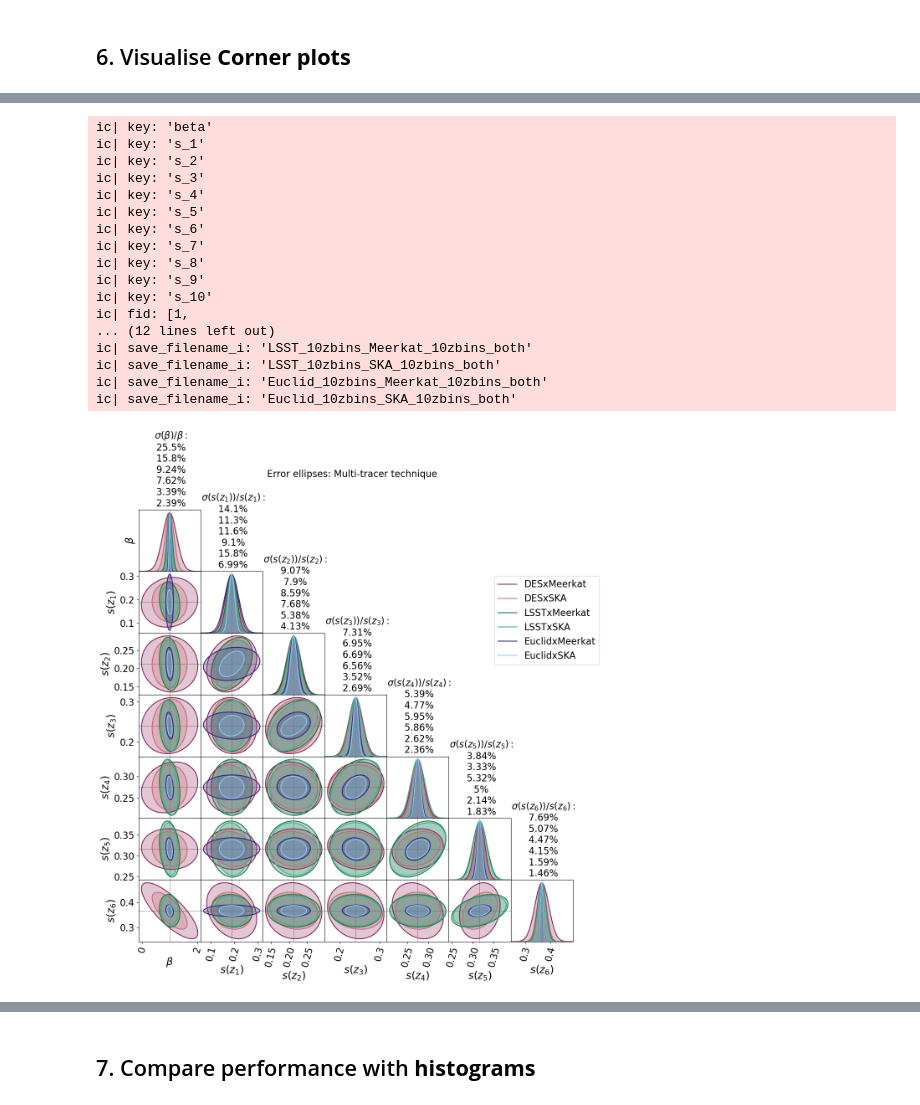
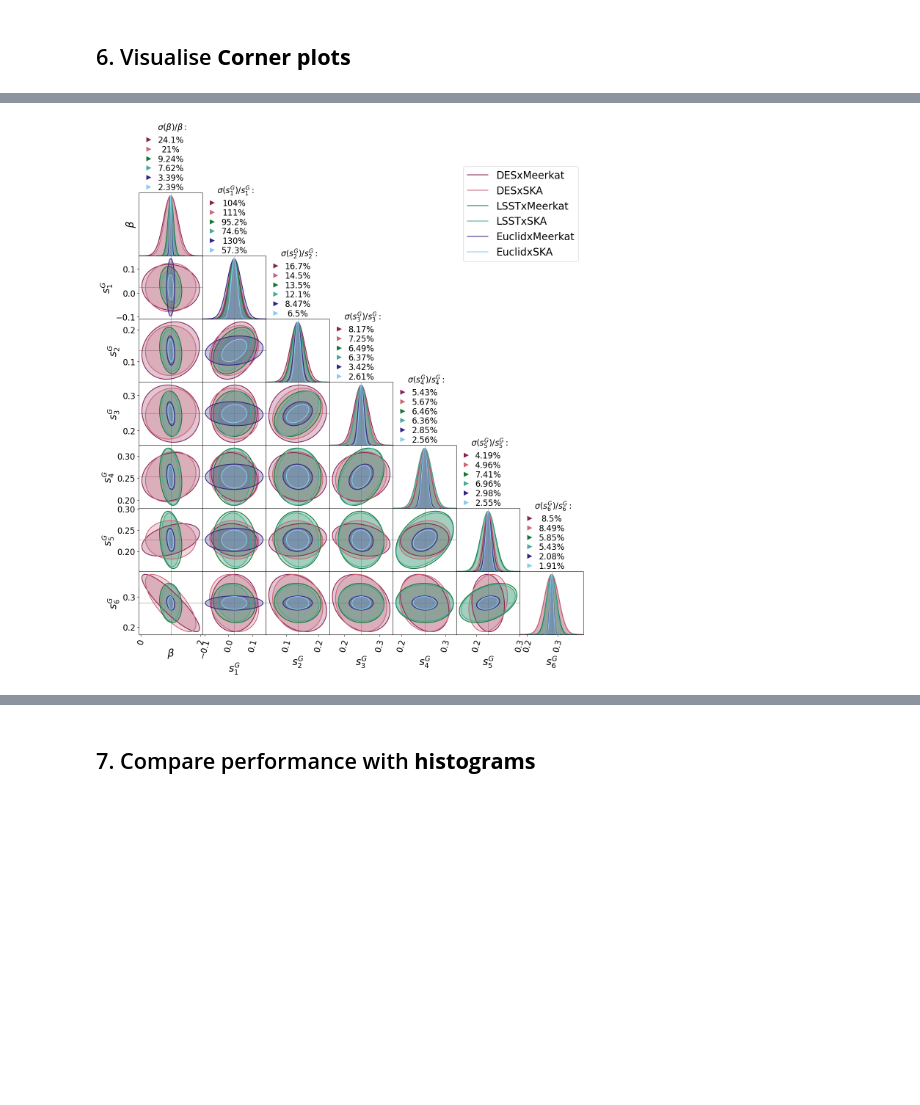
Before and after one commit to GreenTS27/Photo_Surveys-HI_IM-Fisher_Matrix, a Jupyter notebook: Fisher_Matrix_C_ell_vs_w_t.ipynb, the cells around one changed output, grey strips where cells are left out. Cells and saved outputs as stored; diff of their text form; code cells hidden in the pictures; blank space fills up the shorter version.

```diff
--- a/Fisher_Matrix_C_ell_vs_w_t.ipynb
+++ b/Fisher_Matrix_C_ell_vs_w_t.ipynb
@@ -66,8 +68,9 @@ def Window_func_Gal_HI(arr_zs, arr_z_central, z0, Ngal,
     # One Window for each central redshift given.
 
     dic_Window = {}
-    dNdz = func_pz(arr_zs, z0)*Ngal   # we don't need to normalize this expresion, since CAMB already does it internally
-    dic_Window[ "Total" ] = dNdz
+    if func_pz != None:
+        dNdz = func_pz(arr_zs, z0)*Ngal   # we don't need to normalize this expresion, since CAMB already does it internally
+        dic_Window[ "Total" ] = dNdz
 
     for index_zc, z_c in enumerate(arr_z_central):
         if len(arr_sigma_val)>1:
@@ -1696,7 +1897,7 @@ if Survey_HI == "Meerkat":
     dic_f_sky["HI"] = f_sky_MK
     arr_z_central_HI = arr_z_central_MK
     bin_width_HI = bin_width_MK
-    sigma_val_HI = bin_width_MK/2
+    sigma_val_HI = 10**-3
 
 elif Survey_HI == "SKA":
     N_dish = N_dish_SKA
@@ -1706,7 +1907,7 @@ elif Survey_HI == "SKA":
     dic_f_sky["HI"] = f_sky_SKA
     arr_z_central_HI = arr_z_central_SKA
     bin_width_HI = bin_width_SKA
-    sigma_val_HI = bin_width_SKA/2
+    sigma_val_HI = 0.005
 # %%
 N_bins_Total = N_bins_Gal+N_bins_HI
 
@@ -2025,7 +2227,7 @@ ic(len(ells))
 
 
 theta_val = theta_min
-theta_step = 0.9
+theta_step = 2
 N_thetas = int((theta_max - theta_min)/theta_step) +1
 ic(N_thetas)
 thetas = np.empty( N_thetas )
@@ -2344,0 +2532,6 @@ array([3.83895660e+01, 2.75609839e-03, 6.95306107e-05, 3.20777641e-04,
+# %%
+Inv_FM_w = np.linalg.inv( Fish_w_full )
+
+for i,key in enumerate(dic_Cosm_param.keys()):
+    err_percent = np.sqrt(np.diagonal(Inv_FM_w)[i]) / np.abs(dic_Cosm_param[key][1]) *100
+    print(key,   f"{err_percent:.1f}"  )
@@ -2442,33 +2680,28 @@ counter = 1
 for key in dic_Cosm_param.keys():
     # fid.append( dic_Cosm_param[key][1] )
     if counter >= 7:
-        ic(key)
+        # ic(key)
         fid.append( dic_Cosm_param[key][1] )
     counter+=1
-ic(fid)
+# ic(fid)
 
 par = [
-    # r'$H_0$',
-    # r'$w$',
-    # r"$\Omega_b$",
-    # r"$\Omega_{cdm}$",
-    # r"$A_s 10^{9}$",
-    # r"$n_s$",
     r"$\beta$",
-    r"$s(z_1)$",
-    r"$s(z_2)$",
-    r"$s(z_3)$",
-    r"$s(z_4)$",
-    r"$s(z_5)$",
-    r"$s(z_6)$",
-    r"$s(z_7)$",
-    r"$s(z_8)$",
-    r"$s(z_9)$",
-    r"$s(z_{10})$",
+    r"$s^G_1$",
+    r"$s^G_2$",
+    r"$s^G_3$",
+    r"$s^G_4$",
+    r"$s^G_5$",
+    r"$s^G_6$",
+    # r"$s^G_7$",
+    # r"$s^G_8$",
+    # r"$s^G_9$",
+    # r"$s^G_{10}$",
     ]
 par_titles = par
 
-Plot_title = ("Error ellipses: Multi-tracer technique" )
+# Plot_title = (r"Error ellipses: Multi-tracer technique")
+Plot_title = ("")
 
 # name_fig_corner = f"Figures/CornerP_{set_name}_{Survey_Gal}_{N_bins_Gal}zbins_{Survey_HI}_{N_bins_HI}zbins"
 
@@ -2483,53 +2716,37 @@ list_colors = [
 # Importing Fihser Matrices values from  saved data
 
 
 list_Gal_surv = [ "DES", "LSST", "Euclid"]
 list_HI_surv  = ["Meerkat", "SKA"]
 
 # dic_Fishers = {}
 Fishers = []
 Flabels = []
 for Name_Survey_Gal in list_Gal_surv:
     for Name_Survey_HI in list_HI_surv:
         N_bins_Gal = 10
         N_bins_HI  = 10
         if Name_Survey_Gal == "DES":
             N_bins_Gal = 6
             save_filename_i = f"{Name_Survey_Gal}_{N_bins_Gal}zbins_{Name_Survey_HI}_{N_bins_HI}zbins_{set_name}"
         else:
             save_filename_i = f"{Name_Survey_Gal}_{N_bins_Gal}zbins_{Name_Survey_HI}_{N_bins_HI}zbins_{set_name}"
-        ic(save_filename_i)
+        # ic(save_filename_i)
         FIM_Cl_full_i = np.loadtxt(open(F"{folder_name}FisherM_Cl_full_{save_filename_i}.csv", "rb"), delimiter=" ", skiprows=0)
 
         # Only beta and s(z)
         Fishers.append( np.linalg.inv(np.linalg.inv(FIM_Cl_full_i) [6:13,6:13]))
         Flabels.append( f"{Name_Survey_Gal}x{Name_Survey_HI}" )
 
 
+
 # Flabels = [ r"Fisher Matrix $w(\theta)$", r"Fisher Matrix $C_\ell$" ]
 CornerPlot( Fishers, fid, par, par_titles, Plot_title, Flabels=Flabels,
             cores=list_colors,
             # Fig_name= name_fig_corner+"_full.png",
-            figure_size=(12,12))
+            figure_size=(14,14))
 # %% [output]
-ic| key: 'beta'
-ic| key: 's_1'
-ic| key: 's_2'
-ic| key: 's_3'
-ic| key: 's_4'
-ic| key: 's_5'
-ic| key: 's_6'
-ic| key: 's_7'
-ic| key: 's_8'
-ic| key: 's_9'
-ic| key: 's_10'
-ic| fid: [1,
-... (12 lines left out)
-ic| save_filename_i: 'LSST_10zbins_Meerkat_10zbins_both'
-ic| save_filename_i: 'LSST_10zbins_SKA_10zbins_both'
-ic| save_filename_i: 'Euclid_10zbins_Meerkat_10zbins_both'
-ic| save_filename_i: 'Euclid_10zbins_SKA_10zbins_both'
-[figure, old version]
+[figure, new version]
 # %%
 ########################## Corner plots ###################################################################
 fid=[]
```
Also changed, not shown: parts of 16 cells of this notebook.
